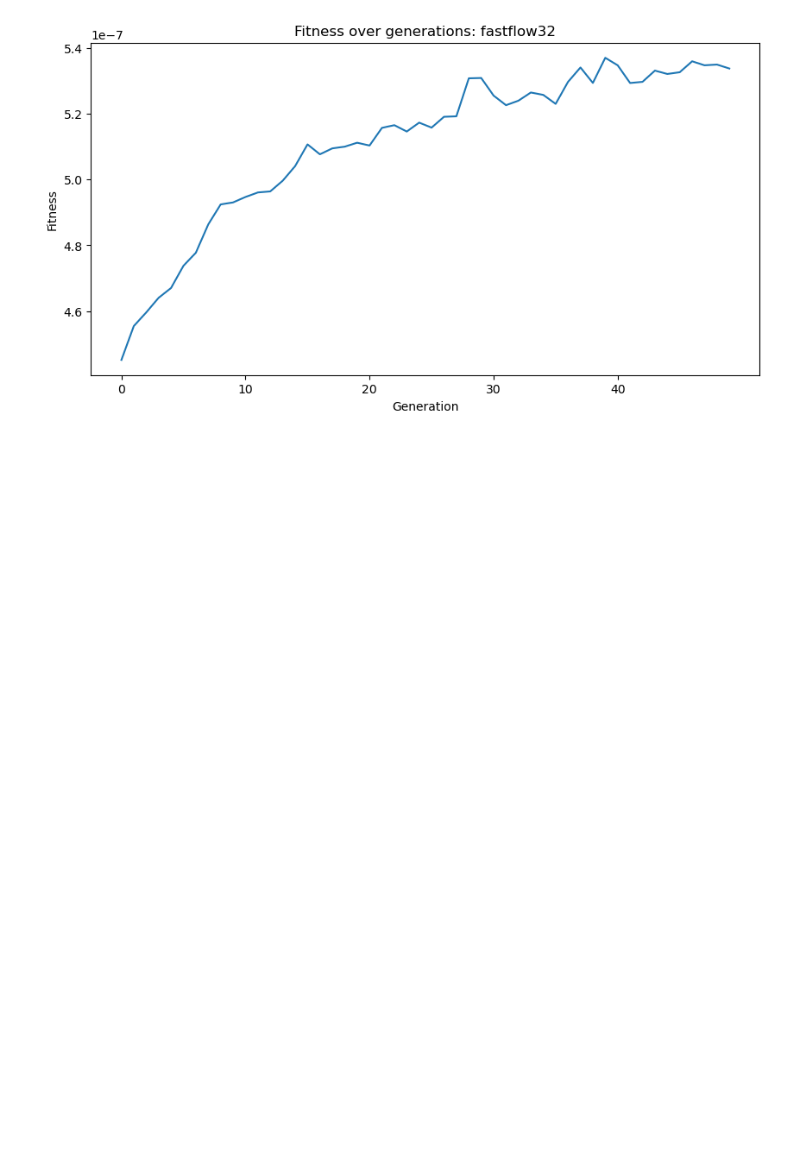
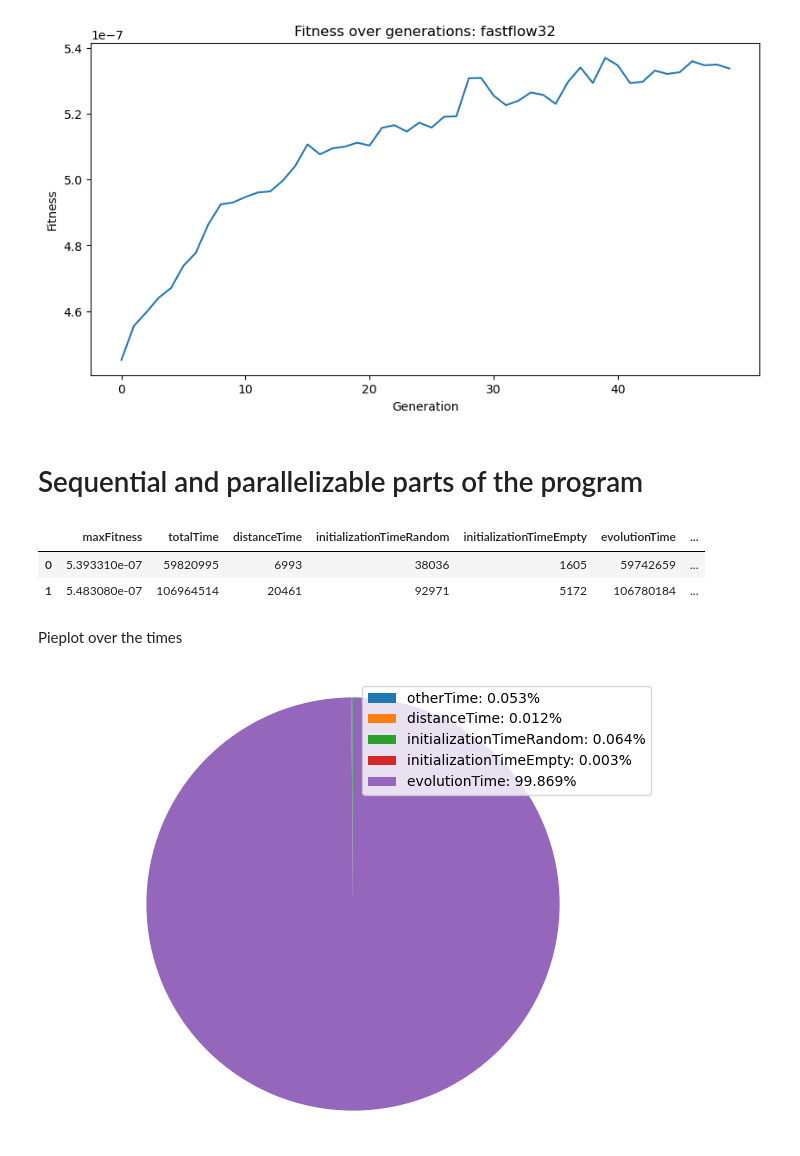
Before and after one commit to giacomo-cgn/parallel-genetic-tsp, a Jupyter notebook: plots.ipynb, the cells around one changed output. Saved outputs shown, nothing was run; the diff lists cells and outputs as text; code cells hidden in the pictures; blank space fills up the shorter version.

Commit message:
continued plots

```diff
--- a/plots.ipynb
+++ b/plots.ipynb
@@ -59,3 +59,33 @@ plt.xticks(ticks=np.arange(0, 50, 10), labels=np.arange(0, 50, 10))
 plt.show()
 # %% [output]
 [figure]
+# %% [markdown]
+# Sequential and parallelizable parts of the program
+# %%
+df_sequential = pd.read_csv('results/sequential_results.csv')
+df_sequential.head()
+# %% [output]
+|  | maxFitness | totalTime | distanceTime | initializationTimeRandom | initializationTimeEmpty | evolutionTime | ... |
+| 0 | 5.393310e-07 | 59820995 | 6993 | 38036 | 1605 | 59742659 | ... |
+| 1 | 5.483080e-07 | 106964514 | 20461 | 92971 | 5172 | 106780184 | ... |
+# %%
+# Calulate the column "otherTime" in the dataframe (totalTime - distanceTime - initializationTimeRandom - initializationTimeEmpty - evolutionTime)
+df_sequential['otherTime'] = df_sequential['totalTime'] - df_sequential['distanceTime'] - df_sequential['initializationTimeRandom'] - df_sequential['initializationTimeEmpty'] - df_sequential['evolutionTime']
+# %% [markdown]
+Pieplot over the times
+# %%
+sizes = df_sequential[['otherTime', 'distanceTime', 'initializationTimeRandom', 'initializationTimeEmpty', 'evolutionTime']].iloc[0].values
+# Normalize sizes in 0-100
+sizes = sizes / sizes.sum() * 100
+labels=['otherTime', 'adjacencyMatrixTime', 'initializationTimeRandom', 'initializationTimeEmpty', 'evolutionTime']
+
+plt.pie(sizes, startangle=90)
+handles, _ = plt.gca().get_legend_handles_labels()
+legend_labels = [f'{label}: {size:.3f}%' for label, size in zip(labels, sizes)]
+plt.legend(legend_labels, loc='best')
+
+plt.axis('equal')
+plt.tight_layout()
+plt.show()
+# %% [output]
+[figure, added]
```
Also changed, not shown: parts of 15 cells of this notebook.
